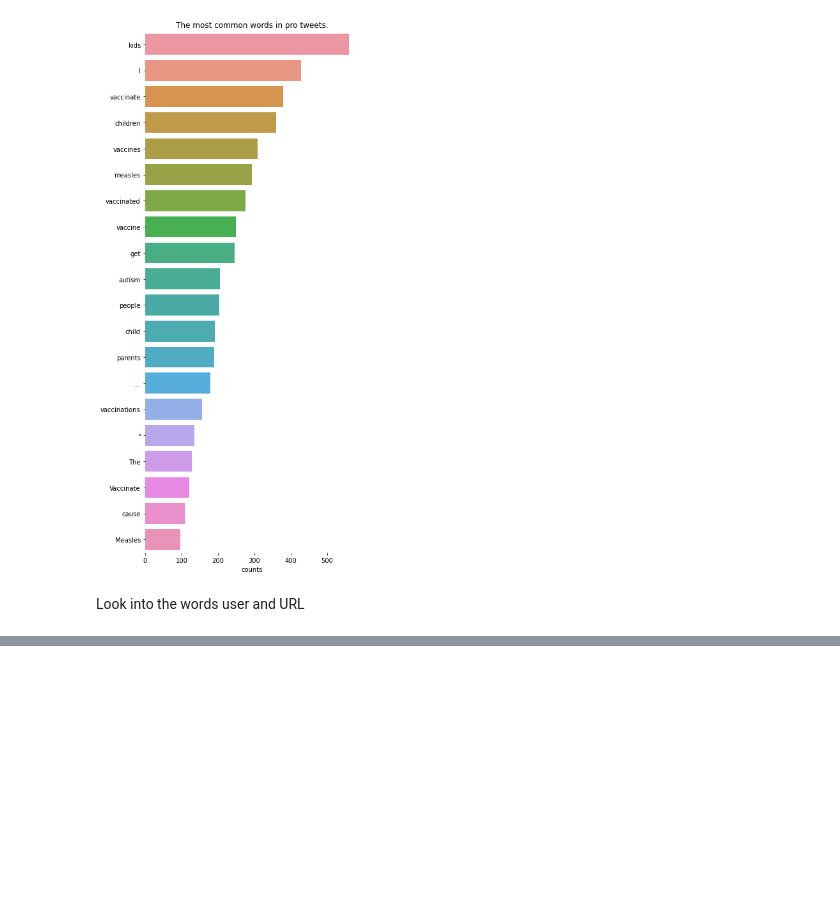
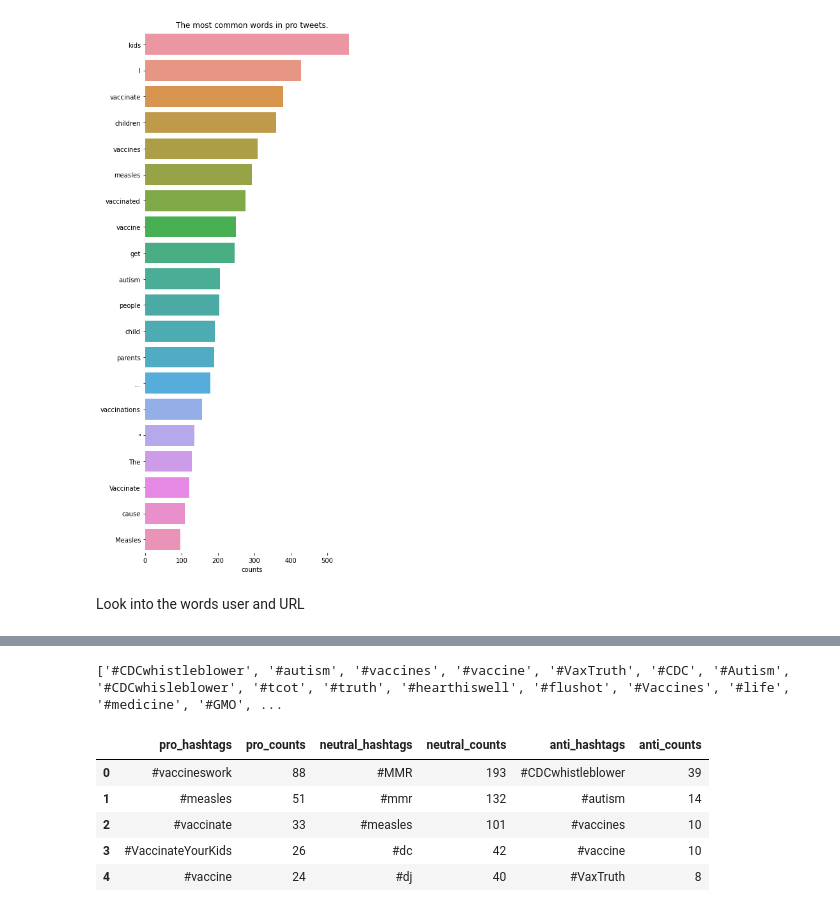
Before and after one commit to monicafar147/To-vaccinate-or-not-, a Jupyter notebook: main.ipynb, the cells around one changed output, grey strips where cells are left out. Saved outputs shown, nothing was run; the diff lists cells and outputs as text; code cells hidden in the pictures; blank space fills up the shorter version.

```diff
--- a/main.ipynb
+++ b/main.ipynb
@@ -310 +310,22 @@ Pro hastags
 Name: 0, Length: 580, dtype: int64
+# %%
+print(list(anti_hashtags.index))
+# %% [output]
+['#CDCwhistleblower', '#autism', '#vaccines', '#vaccine', '#VaxTruth', '#CDC', '#Autism', '#CDCwhisleblower', '#tcot', '#truth', '#hearthiswell', '#flushot', '#Vaccines', '#life', '#medicine', '#GMO', ...
+# %%
+eda = pd.DataFrame()
+eda['pro_hashtags'] = list(pro_hashtags.index)[0:20]
+eda['pro_counts'] = list(pro_hashtags.values)[0:20]
+eda['neutral_hashtags'] = list(neutral_hashtags.index)[0:20]
+eda['neutral_counts'] = list(neutral_hashtags.values)[0:20]
+eda['anti_hashtags'] = list(anti_hashtags.index)[0:20]
+eda['anti_counts'] = list(anti_hashtags.values)[0:20]
+# %%
+eda.head()
+# %% [output]
+|  | pro_hashtags | pro_counts | neutral_hashtags | neutral_counts | anti_hashtags | anti_counts |
+| 0 | #vaccineswork | 88 | #MMR | 193 | #CDCwhistleblower | 39 |
+| 1 | #measles | 51 | #mmr | 132 | #autism | 14 |
+| 2 | #vaccinate | 33 | #measles | 101 | #vaccines | 10 |
+| 3 | #VaccinateYourKids | 26 | #dc | 42 | #vaccine | 10 |
+| 4 | #vaccine | 24 | #dj | 40 | #VaxTruth | 8 |
```
Also changed, not shown: parts of 6 cells of this notebook.
